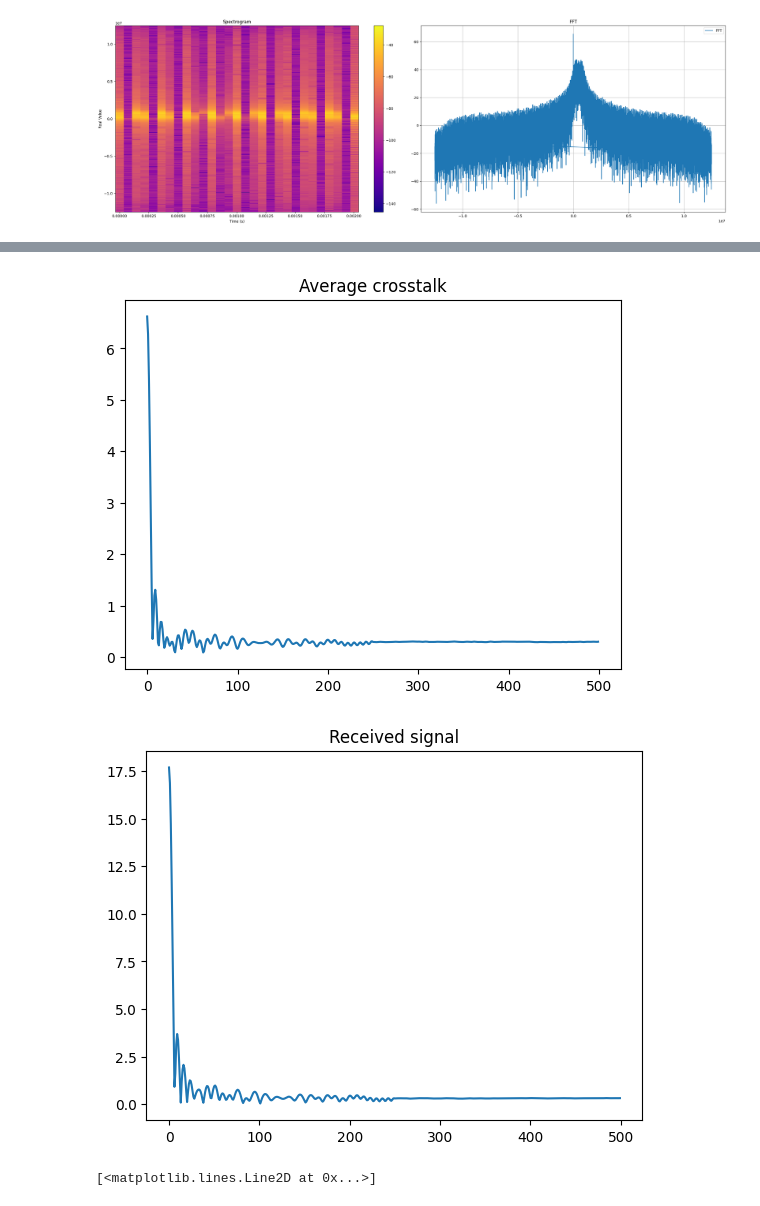
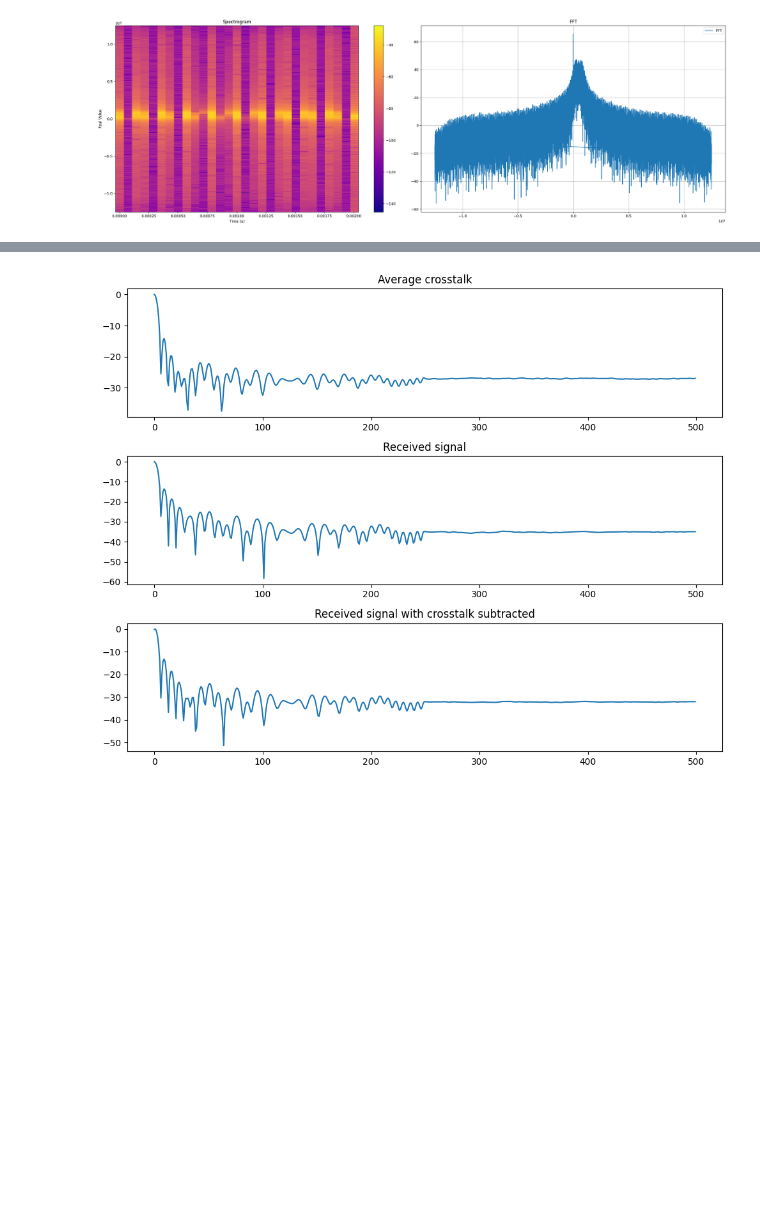
Before and after one commit to murrayinglis/sdr-config, a Jupyter notebook: plots.ipynb, the cells around one changed output, grey strips where cells are left out. Cells and saved outputs as stored; diff of their text form; code cells hidden in the pictures; blank space fills up the shorter version.

```diff
--- a/plots.ipynb
+++ b/plots.ipynb
@@ -336,49 +377,40 @@ plt.show()
 # %%
-def extract_signals_from_bin(file_path, N):
-    # Check if file exists
-    if not os.path.exists(file_path):
-        raise FileNotFoundError(f"File {file_path} does not exist.")
-
-    # Read the file in binary mode
-    with open(file_path, 'rb') as f:
-        data = np.fromfile(f, dtype=np.float64)
+fs = 25e6
 
 
-    # Split into chunks of size N
-    offset = len(data) % N
-    if offset != 0:
-        data = data[0:-offset]
-
-
-    num_chunks = len(data) // N
-    data = data.reshape((num_chunks, N))
-
-    return data
+fig, axs = plt.subplots(3, 1, figsize=(10, 8))
 
 crosstalk_mat = extract_signals_from_bin("outputs/crosstalk.bin", 500)
 average_signal = np.mean(crosstalk_mat, axis=0)
-plt.plot(average_signal)
-plt.title("Average crosstalk")
-plt.show()
+#average_signal = crosstalk_mat[0]
+max_val = np.max(np.abs(average_signal))
+axs[0].plot(20*np.log10(np.abs(average_signal)/max_val))
+axs[0].set_title("Average crosstalk")
 
 data = read_iq_bin("outputs/pulsed_test.bin")
 template_signal = read_complex_csv("sweep.csv")
 pulse_width = 250
 template_signal = template_signal[0:pulse_width]
 
 matched_filter = np.conjugate(template_signal[::-1])
 xcorr_data = fftconvolve(data, matched_filter, mode='full')
 xcorr_data = xcorr_data[5000:-5000] # Artifact at start
-xcorr_data = xcorr_data[0:2500]
+#xcorr_data = xcorr_data[0:2500]
 max_idx = np.argmax(np.abs(xcorr_data))
 xcorr_data = xcorr_data[max_idx:max_idx+500]
-plt.plot(np.abs(xcorr_data))
-plt.title("Received signal")
-plt.show()
+max_val = np.max(np.abs(xcorr_data))
+axs[1].plot(20*np.log10(np.abs(xcorr_data)/max_val))
+axs[1].set_title("Received signal")
+
 
 diff = xcorr_data - average_signal
-plt.plot(np.abs(diff))
+ranges = 3e8*np.arange(len(diff))/25e6
+max_val = np.max(np.abs(diff))
+axs[2].plot(20*np.log10(np.abs(diff)/max_val))
+axs[2].set_title("Received signal with crosstalk subtracted")
+
+
+plt.tight_layout()
+plt.show()
 # %% [output]
-[figure, old version]
+[figure, new version]
-[figure, removed]
-[<matplotlib.lines.Line2D at 0x...>]
```
Also changed, not shown: parts of 4 cells of this notebook, 11 other files.
